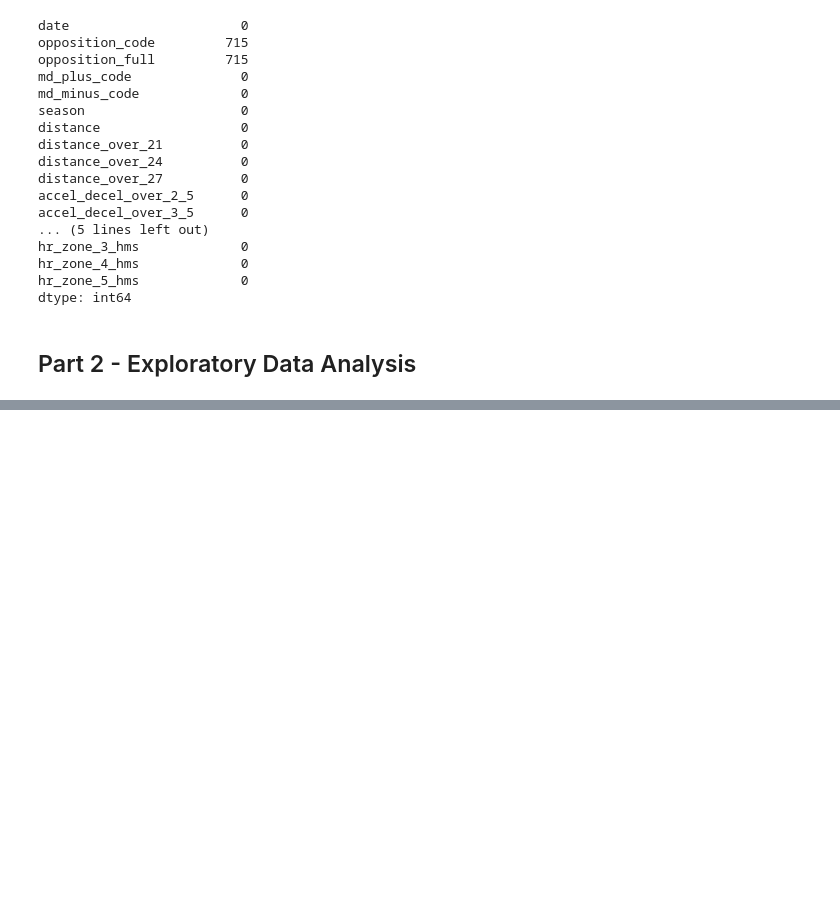
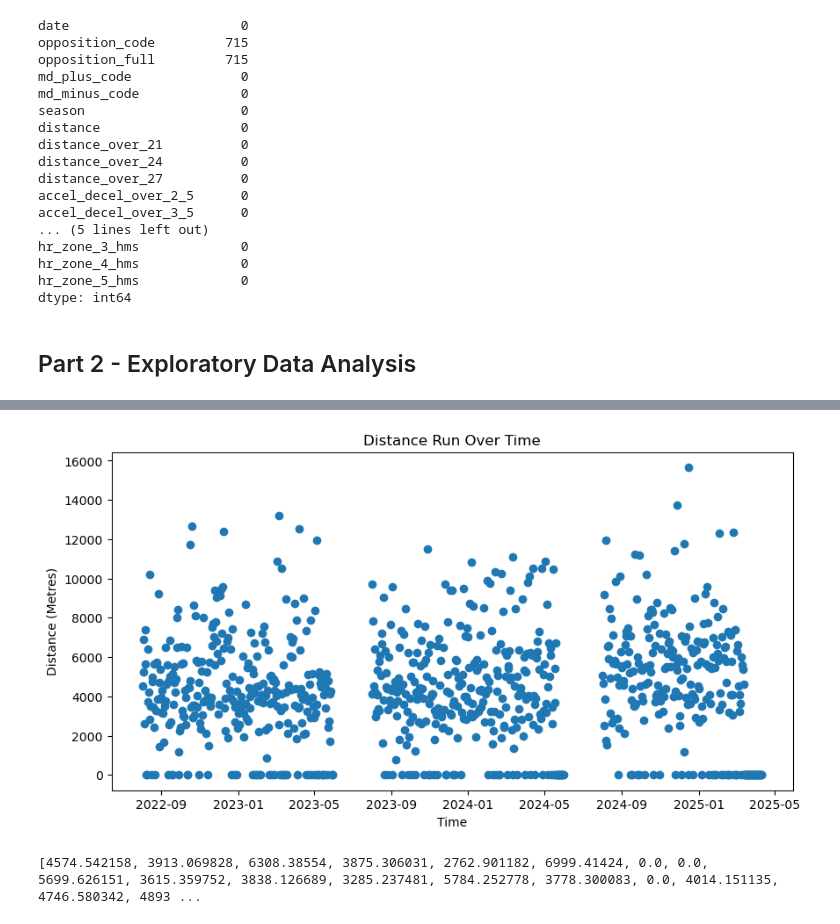
Before and after one commit to thomasrenwickm/Sports-Analytics-Project, a Jupyter notebook: EDA/gps_eda.ipynb, the cells around one changed output, grey strips where cells are left out. Cells and saved outputs as stored; diff of their text form; code cells hidden in the pictures; blank space fills up the shorter version.

```diff
--- a/EDA/gps_eda.ipynb
+++ b/EDA/gps_eda.ipynb
@@ -258,0 +299,15 @@ dtype: int64
+# %%
+plt.figure(figsize=(10,5))
+plt.scatter(gps_data['date'], gps_data['distance'])
+plt.title('Distance Run Over Time')
+plt.xlabel('Time')
+plt.ylabel('Distance (Metres)')
+plt.show()
+# %% [output]
+[figure, added]
+# %%
+day_duration_seconds =  []
+for value in gps_data['day_duration']:
+    day_duration_seconds.append(value.total_seconds())
+# %% [output]
+[4574.542158, 3913.069828, 6308.38554, 3875.306031, 2762.901182, 6999.41424, 0.0, 0.0, 5699.626151, 3615.359752, 3838.126689, 3285.237481, 5784.252778, 3778.300083, 0.0, 4014.151135, 4746.580342, 4893 ...
```
Also changed, not shown: parts of 15 cells of this notebook, 2 other files.
